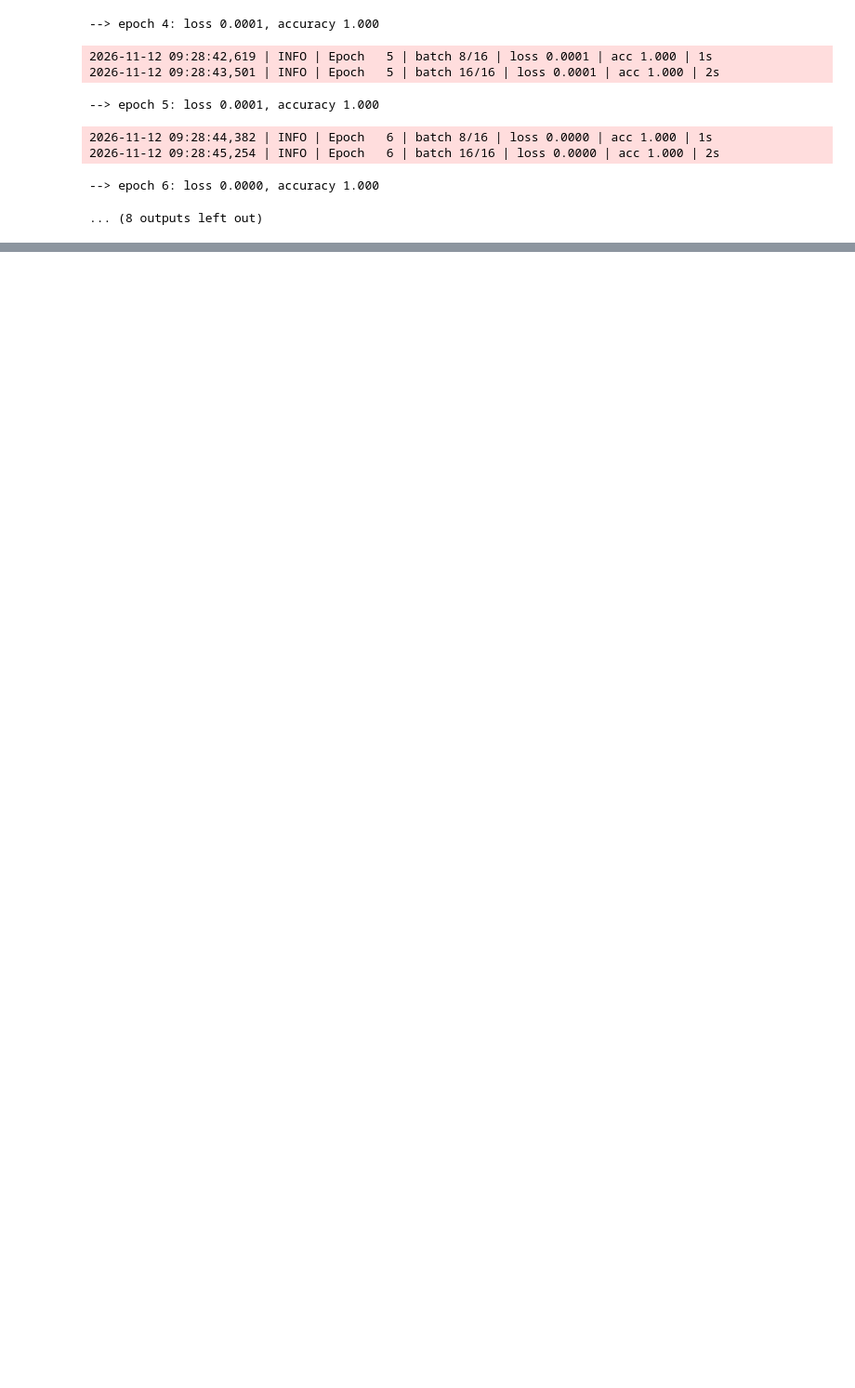
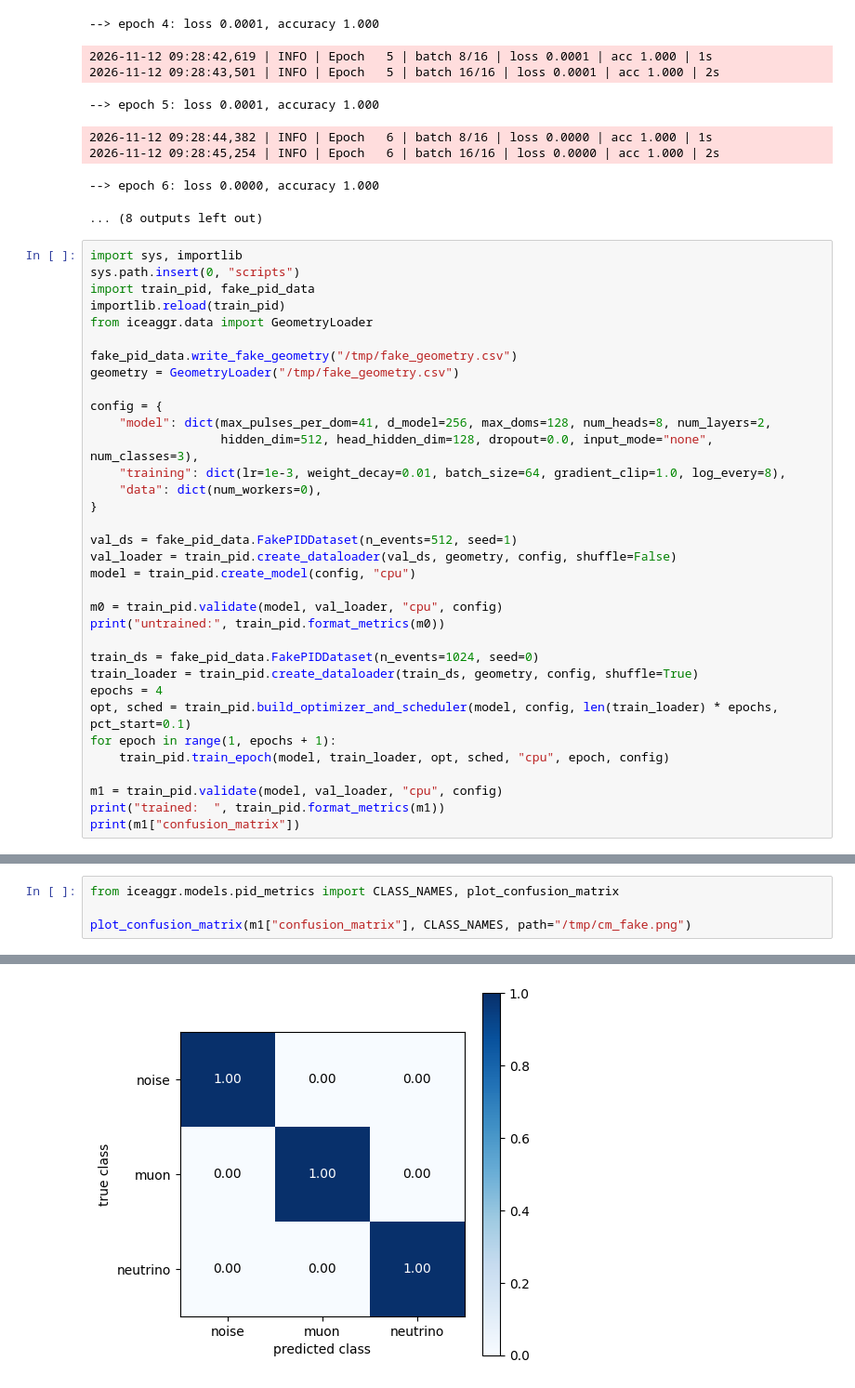
Before and after one commit to jrudkjaer/iceaggr, a Jupyter notebook: test.ipynb, the cells around one changed output, grey strips where cells are left out. Shown at 93% size. Cells and saved outputs as stored; diff of their text form; blank space fills up the shorter version.

Commit message:
feat(pid): add validate, main to train_pid.py, config pid_fake.yaml and first run with logs on fake data in logs_julie

```diff
--- a/test.ipynb
+++ b/test.ipynb
@@ -146,3 +146,37 @@ for epoch in range(1, epochs + 1):
 2026-11-12 09:28:45,254 | INFO | Epoch   6 | batch 16/16 | loss 0.0000 | acc 1.000 | 2s
 --> epoch 6: loss 0.0000, accuracy 1.000
 ... (8 outputs left out)
+# %%
+import sys, importlib
+sys.path.insert(0, "scripts")
+import train_pid, fake_pid_data
+importlib.reload(train_pid)
+from iceaggr.data import GeometryLoader
+
+fake_pid_data.write_fake_geometry("/tmp/fake_geometry.csv")
+geometry = GeometryLoader("/tmp/fake_geometry.csv")
+
+config = {
+    "model": dict(max_pulses_per_dom=41, d_model=256, max_doms=128, num_heads=8, num_layers=2,
+                  hidden_dim=512, head_hidden_dim=128, dropout=0.0, input_mode="none", num_classes=3),
+    "training": dict(lr=1e-3, weight_decay=0.01, batch_size=64, gradient_clip=1.0, log_every=8),
+    "data": dict(num_workers=0),
+}
+
+val_ds = fake_pid_data.FakePIDDataset(n_events=512, seed=1)
+val_loader = train_pid.create_dataloader(val_ds, geometry, config, shuffle=False)
+model = train_pid.create_model(config, "cpu")
+
+m0 = train_pid.validate(model, val_loader, "cpu", config)
+print("untrained:", train_pid.format_metrics(m0))
+
+train_ds = fake_pid_data.FakePIDDataset(n_events=1024, seed=0)
+train_loader = train_pid.create_dataloader(train_ds, geometry, config, shuffle=True)
+epochs = 4
+opt, sched = train_pid.build_optimizer_and_scheduler(model, config, len(train_loader) * epochs, pct_start=0.1)
+for epoch in range(1, epochs + 1):
+    train_pid.train_epoch(model, train_loader, opt, sched, "cpu", epoch, config)
+
+m1 = train_pid.validate(model, val_loader, "cpu", config)
+print("trained:  ", train_pid.format_metrics(m1))
+print(m1["confusion_matrix"])
@@ -148,0 +198,5 @@ for epoch in range(1, epochs + 1):
+# %%
+from iceaggr.models.pid_metrics import CLASS_NAMES, plot_confusion_matrix
+
+plot_confusion_matrix(m1["confusion_matrix"], CLASS_NAMES, path="/tmp/cm_fake.png")
+# %% [output]
@@ -148,0 +205 @@ for epoch in range(1, epochs + 1):
+[figure, added]
```
Also changed, not shown: parts of 2 cells of this notebook, 5 other files.
